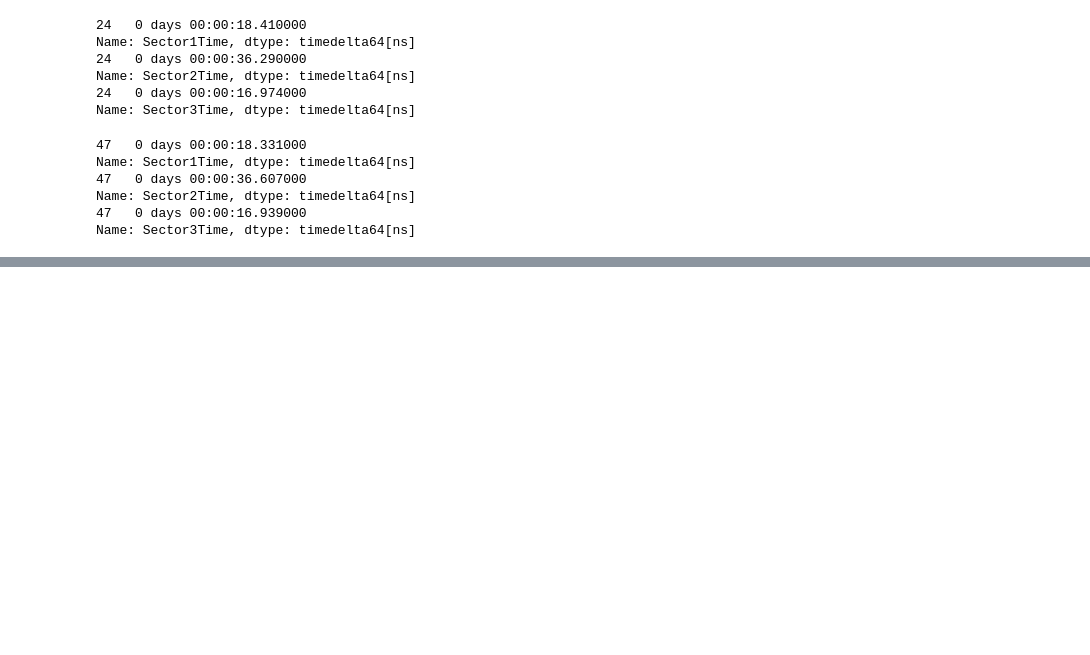
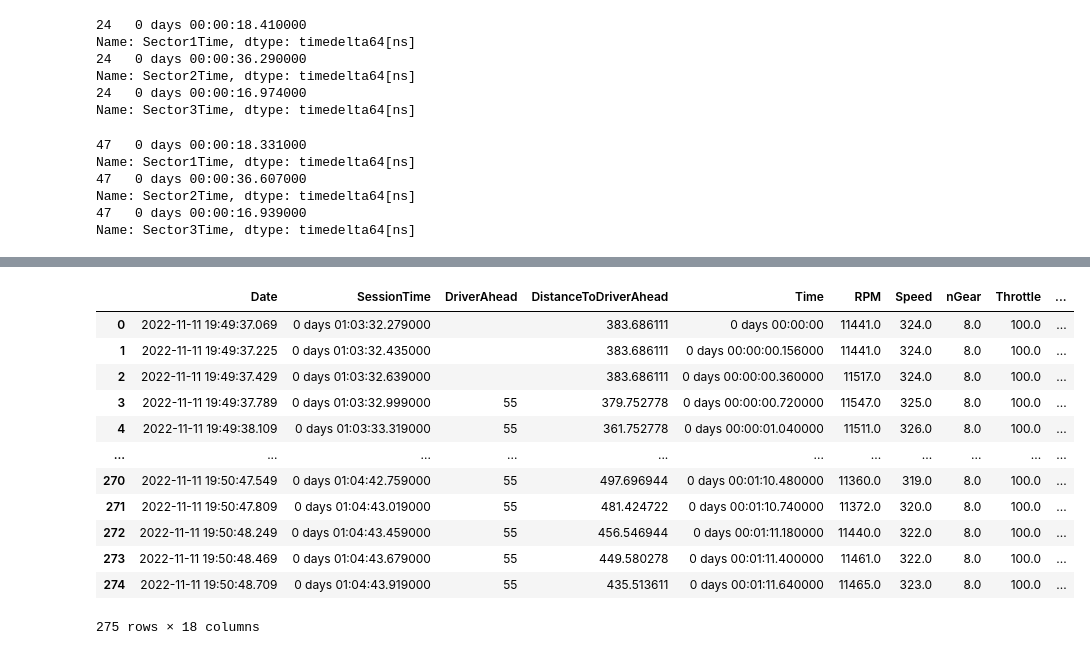
Before and after one commit to borchand/Data_viz, a Jupyter notebook: lap_animation.ipynb, the cells around one changed output, grey strips where cells are left out. Cells and saved outputs as stored; diff of their text form; code cells hidden in the pictures; blank space fills up the shorter version.

```diff
--- a/lap_animation.ipynb
+++ b/lap_animation.ipynb
@@ -131 +77,20 @@ best_lap_mag_pos.iloc[250:270]
+# %%
+ani_lap_ver_pos = best_lap_ver_pos.merge_channels(best_lap_tel_ver)
+ani_lap_ver_pos = ani_lap_ver_pos.where(ani_lap_ver_pos["Time"] <= ani_lap_mag_pos["Time"].max()).where(ani_lap_ver_pos["Source"] != 'car')
+ani_lap_ver_pos = ani_lap_ver_pos[ani_lap_ver_pos['Time'].notna()].reset_index(drop=True)
+ani_lap_ver_pos
+# %% [output]
+|  | Date | SessionTime | DriverAhead | DistanceToDriverAhead | Time | RPM | Speed | nGear | Throttle | ... |
+| 0 | 2022-11-11 19:49:37.069 | 0 days 01:03:32.279000 |  | 383.686111 | 0 days 00:00:00 | 11441.0 | 324.0 | 8.0 | 100.0 | ... |
+| 1 | 2022-11-11 19:49:37.225 | 0 days 01:03:32.435000 |  | 383.686111 | 0 days 00:00:00.156000 | 11441.0 | 324.0 | 8.0 | 100.0 | ... |
+| 2 | 2022-11-11 19:49:37.429 | 0 days 01:03:32.639000 |  | 383.686111 | 0 days 00:00:00.360000 | 11517.0 | 324.0 | 8.0 | 100.0 | ... |
+| 3 | 2022-11-11 19:49:37.789 | 0 days 01:03:32.999000 | 55 | 379.752778 | 0 days 00:00:00.720000 | 11547.0 | 325.0 | 8.0 | 100.0 | ... |
+| 4 | 2022-11-11 19:49:38.109 | 0 days 01:03:33.319000 | 55 | 361.752778 | 0 days 00:00:01.040000 | 11511.0 | 326.0 | 8.0 | 100.0 | ... |
+| ... | ... | ... | ... | ... | ... | ... | ... | ... | ... | ... |
+| 270 | 2022-11-11 19:50:47.549 | 0 days 01:04:42.759000 | 55 | 497.696944 | 0 days 00:01:10.480000 | 11360.0 | 319.0 | 8.0 | 100.0 | ... |
+| 271 | 2022-11-11 19:50:47.809 | 0 days 01:04:43.019000 | 55 | 481.424722 | 0 days 00:01:10.740000 | 11372.0 | 320.0 | 8.0 | 100.0 | ... |
+| 272 | 2022-11-11 19:50:48.249 | 0 days 01:04:43.459000 | 55 | 456.546944 | 0 days 00:01:11.180000 | 11440.0 | 322.0 | 8.0 | 100.0 | ... |
+| 273 | 2022-11-11 19:50:48.469 | 0 days 01:04:43.679000 | 55 | 449.580278 | 0 days 00:01:11.400000 | 11461.0 | 322.0 | 8.0 | 100.0 | ... |
+| 274 | 2022-11-11 19:50:48.709 | 0 days 01:04:43.919000 | 55 | 435.513611 | 0 days 00:01:11.640000 | 11465.0 | 323.0 | 8.0 | 100.0 | ... |
+275 rows × 18 columns
 # %%
```
Also changed, not shown: parts of 11 cells of this notebook, 2 other files.
